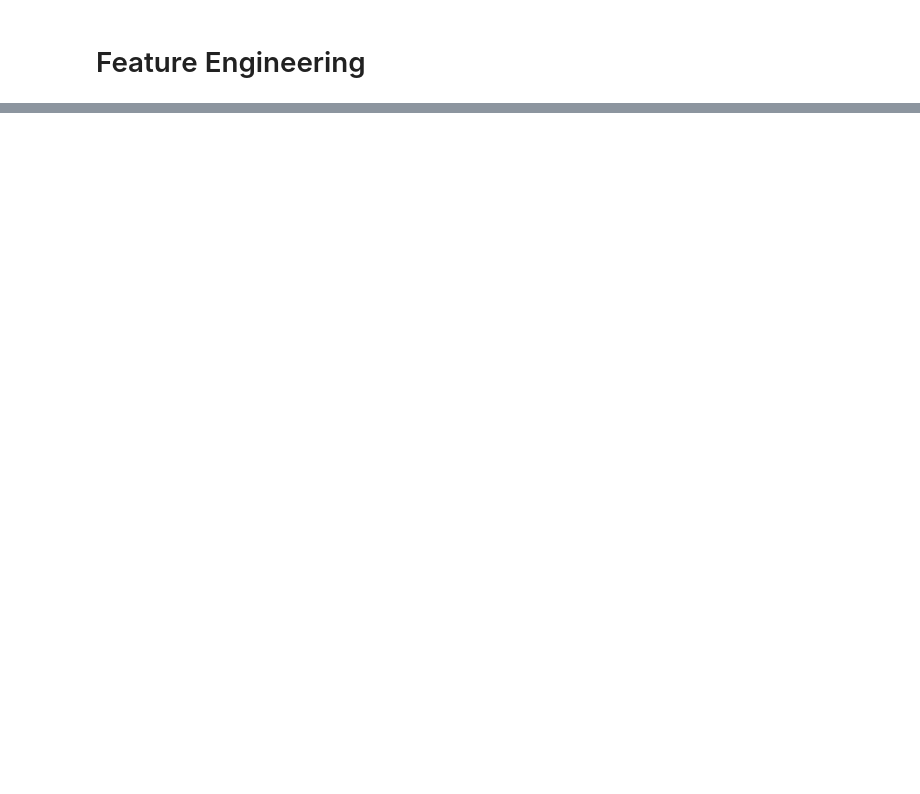
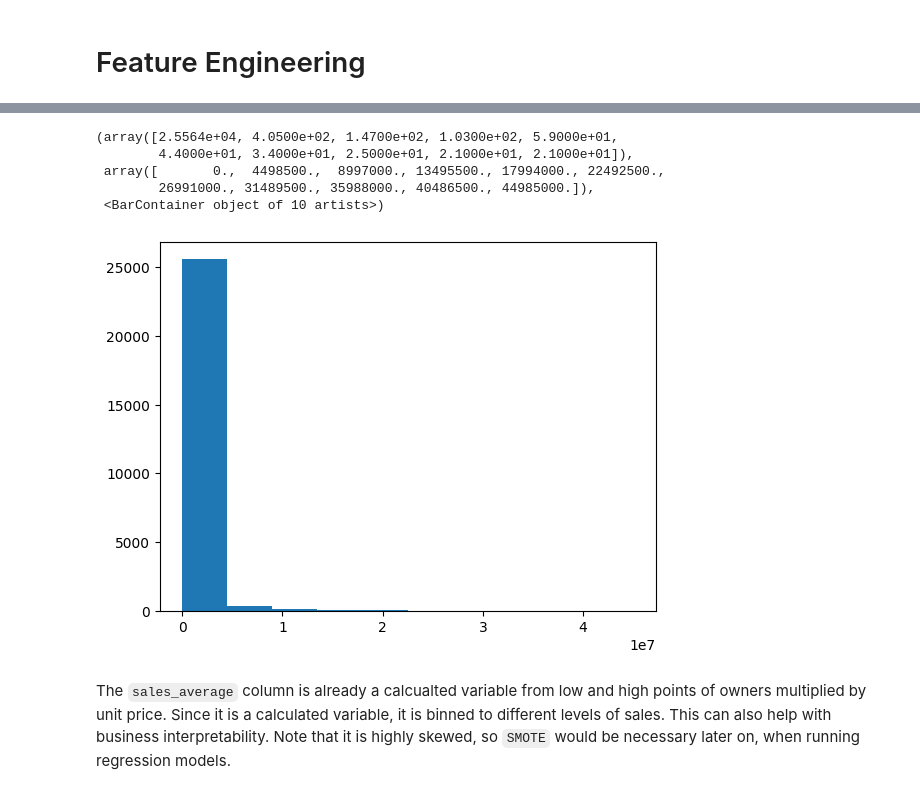
Before and after one commit to SangyunT/steam_game_sales, a Jupyter notebook: index.ipynb, the cells around one changed output, grey strips where cells are left out. Drawn from its saved outputs; the diff is of its cells as text; code cells hidden in the pictures; blank space fills up the shorter version.

```diff
--- a/index.ipynb
+++ b/index.ipynb
@@ -233,0 +242,11 @@ Name: count, Length: 687, dtype: int64
+# %%
+plt.hist(games['sales_average'])
+# %% [output]
+(array([2.5564e+04, 4.0500e+02, 1.4700e+02, 1.0300e+02, 5.9000e+01,
+        4.4000e+01, 3.4000e+01, 2.5000e+01, 2.1000e+01, 2.1000e+01]),
+ array([       0.,  4498500.,  8997000., 13495500., 17994000., 22492500.,
+        26991000., 31489500., 35988000., 40486500., 44985000.]),
+ <BarContainer object of 10 artists>)
+[figure, added]
+# %% [markdown]
+The `sales_average` column is already a calcualted variable from low and high points of owners multiplied by unit price. Since it is a calculated variable, it is binned to different levels of sales. This can also help with business interpretability. Note that it is highly skewed, so `SMOTE` would be necessary later on, when running regression models.
```
Also changed, not shown: parts of 13 cells of this notebook.
